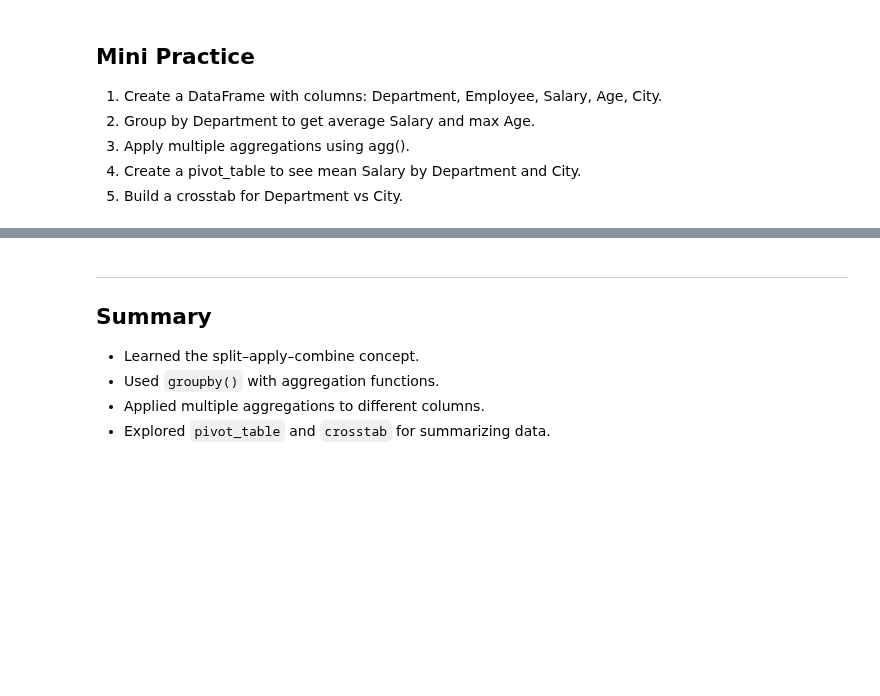
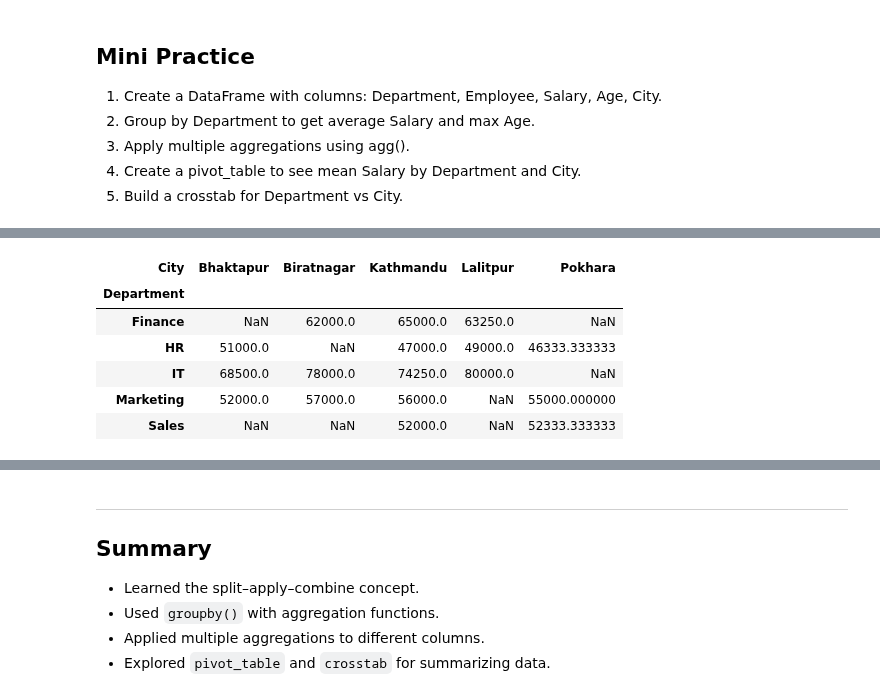
Before and after one commit to Nitish631/sheryansDatascience, a Jupyter notebook: CHAPTER4/Pandas_class6.ipynb, the cells around one changed output, grey strips where cells are left out. Drawn from its saved outputs; the diff is of its cells as text; code cells hidden in the pictures; blank space fills up the shorter version.

```diff
--- a/CHAPTER4/Pandas_class6.ipynb
+++ b/CHAPTER4/Pandas_class6.ipynb
@@ -109,0 +397,10 @@ df
+# %%
+df.pivot_table(values="Salary",index="Department",columns="City",aggfunc="mean")
+# %% [output]
+| City | Bhaktapur | Biratnagar | Kathmandu | Lalitpur | Pokhara |
+| Department |  |  |  |  |  |
+| Finance | NaN | 62000.0 | 65000.0 | 63250.0 | NaN |
+| HR | 51000.0 | NaN | 47000.0 | 49000.0 | 46333.333333 |
+| IT | 68500.0 | 78000.0 | 74250.0 | 80000.0 | NaN |
+| Marketing | 52000.0 | 57000.0 | 56000.0 | NaN | 55000.000000 |
+| Sales | NaN | NaN | 52000.0 | NaN | 52333.333333 |
```
Also changed, not shown: parts of 24 cells of this notebook.
